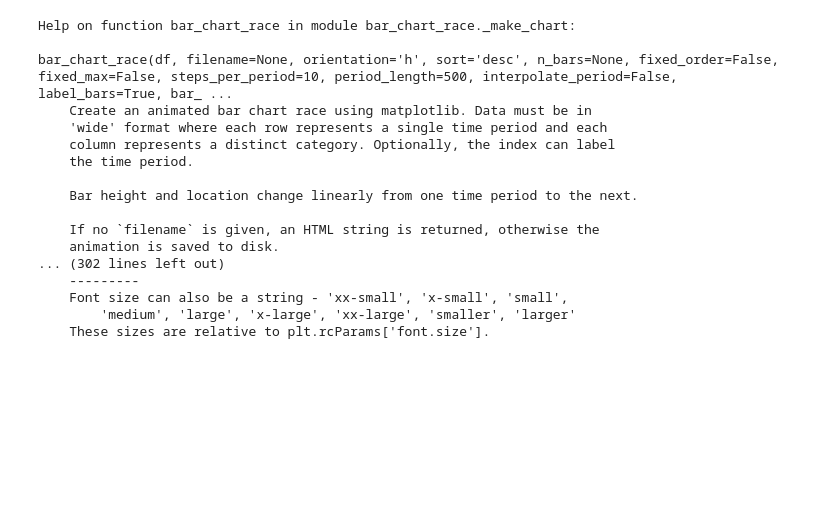
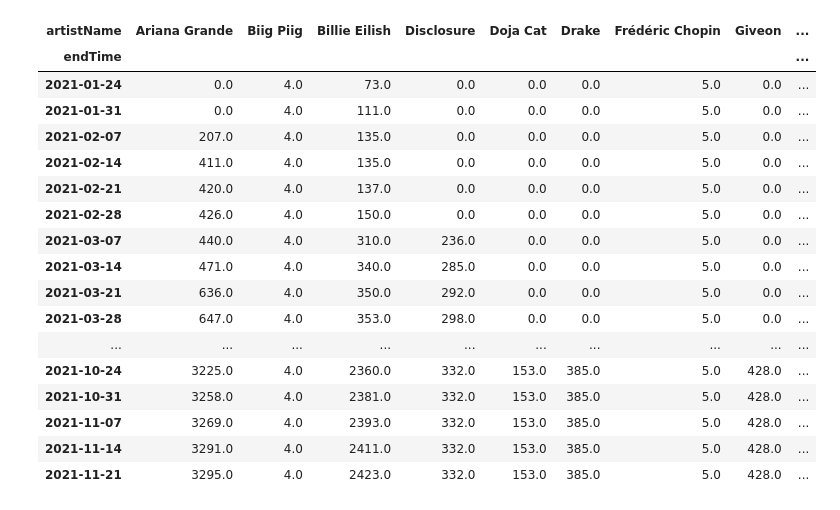
Before and after one commit to karolinastawicka/my-spotify-wrapped, a Jupyter notebook: notebooks/Untitled.ipynb, the cells around one changed output. Saved outputs shown, nothing was run; the diff lists cells and outputs as text; code cells hidden in the pictures; blank space fills up the shorter version.

Commit message:
added cummulative chart instead of weekly tops

```diff
--- a/notebooks/Untitled.ipynb
+++ b/notebooks/Untitled.ipynb
@@ -41,9 +63,6 @@ df['endTimeTz']= df.endTime.dt.tz_localize(tz='UTC')
 
 #convert US Pacific to Europe/Berlin Timezone
 df['endTimeTzEU']=df.endTimeTz.dt.tz_convert(tz='Europe/Berlin')
-
-#create year-week column (Week starts on Monday)
-df['yearWeek']=df.endTimeTzEU.dt.strftime("%Y-%W")
 # %%
 df.info()
 # %% [output]
@@ -83,5 +83,14 @@ weekly = df.groupby([pd.Grouper(key='endTime', freq='W'),'artistName']).size()
 # %%
-weekly5 = weekly.groupby(level=0, group_keys=False).nlargest(5)
+weekly = df.groupby([pd.Grouper(key='endTime', freq='W'),'artistName'])['trackName'].size().reset_index()
 
+weekly['no_csum'] = weekly.groupby(['artistName'])['trackName'].cumsum()
+
+# weekly.loc[weekly['artistName'] == 'Ariana Grande']
+
+#choosing only top5 artist in a given week
+weekly5 = weekly.set_index(['endTime', 'artistName']).groupby(level=0, group_keys=False)['no_csum'].nlargest(5)
+
+#reformatting the data into format suitable for the bar_chart_race package
 weekly5_u = weekly5.unstack()
+weekly5_u.fillna(method='ffill', inplace=True)
 weekly5_u.fillna(0, inplace=True)
@@ -97,20 +104,21 @@ Wall time: 6.49 s
 # %%
-help(bcr.bar_chart_race)
+weekly5_u
 # %% [output]
-Help on function bar_chart_race in module bar_chart_race._make_chart:
-
-bar_chart_race(df, filename=None, orientation='h', sort='desc', n_bars=None, fixed_order=False, fixed_max=False, steps_per_period=10, period_length=500, interpolate_period=False, label_bars=True, bar_ ...
-    Create an animated bar chart race using matplotlib. Data must be in
-    'wide' format where each row represents a single time period and each
-    column represents a distinct category. Optionally, the index can label
-    the time period.
-
-    Bar height and location change linearly from one time period to the next.
-
-    If no `filename` is given, an HTML string is returned, otherwise the
-    animation is saved to disk.
-... (302 lines left out)
-    ---------
-    Font size can also be a string - 'xx-small', 'x-small', 'small',
-        'medium', 'large', 'x-large', 'xx-large', 'smaller', 'larger'
-    These sizes are relative to plt.rcParams['font.size'].
+| artistName | Ariana Grande | Biig Piig | Billie Eilish | Disclosure | Doja Cat | Drake | Frédéric Chopin | Giveon | ... |
+| endTime |  |  |  |  |  |  |  |  | ... |
+| 2021-01-24 | 0.0 | 4.0 | 73.0 | 0.0 | 0.0 | 0.0 | 5.0 | 0.0 | ... |
+| 2021-01-31 | 0.0 | 4.0 | 111.0 | 0.0 | 0.0 | 0.0 | 5.0 | 0.0 | ... |
+| 2021-02-07 | 207.0 | 4.0 | 135.0 | 0.0 | 0.0 | 0.0 | 5.0 | 0.0 | ... |
+| 2021-02-14 | 411.0 | 4.0 | 135.0 | 0.0 | 0.0 | 0.0 | 5.0 | 0.0 | ... |
+| 2021-02-21 | 420.0 | 4.0 | 137.0 | 0.0 | 0.0 | 0.0 | 5.0 | 0.0 | ... |
+| 2021-02-28 | 426.0 | 4.0 | 150.0 | 0.0 | 0.0 | 0.0 | 5.0 | 0.0 | ... |
+| 2021-03-07 | 440.0 | 4.0 | 310.0 | 236.0 | 0.0 | 0.0 | 5.0 | 0.0 | ... |
+| 2021-03-14 | 471.0 | 4.0 | 340.0 | 285.0 | 0.0 | 0.0 | 5.0 | 0.0 | ... |
+| 2021-03-21 | 636.0 | 4.0 | 350.0 | 292.0 | 0.0 | 0.0 | 5.0 | 0.0 | ... |
+| 2021-03-28 | 647.0 | 4.0 | 353.0 | 298.0 | 0.0 | 0.0 | 5.0 | 0.0 | ... |
+| ... | ... | ... | ... | ... | ... | ... | ... | ... | ... |
+| 2021-10-24 | 3225.0 | 4.0 | 2360.0 | 332.0 | 153.0 | 385.0 | 5.0 | 428.0 | ... |
+| 2021-10-31 | 3258.0 | 4.0 | 2381.0 | 332.0 | 153.0 | 385.0 | 5.0 | 428.0 | ... |
+| 2021-11-07 | 3269.0 | 4.0 | 2393.0 | 332.0 | 153.0 | 385.0 | 5.0 | 428.0 | ... |
+| 2021-11-14 | 3291.0 | 4.0 | 2411.0 | 332.0 | 153.0 | 385.0 | 5.0 | 428.0 | ... |
+| 2021-11-21 | 3295.0 | 4.0 | 2423.0 | 332.0 | 153.0 | 385.0 | 5.0 | 428.0 | ... |
```
Also changed, not shown: parts of 13 cells of this notebook.
